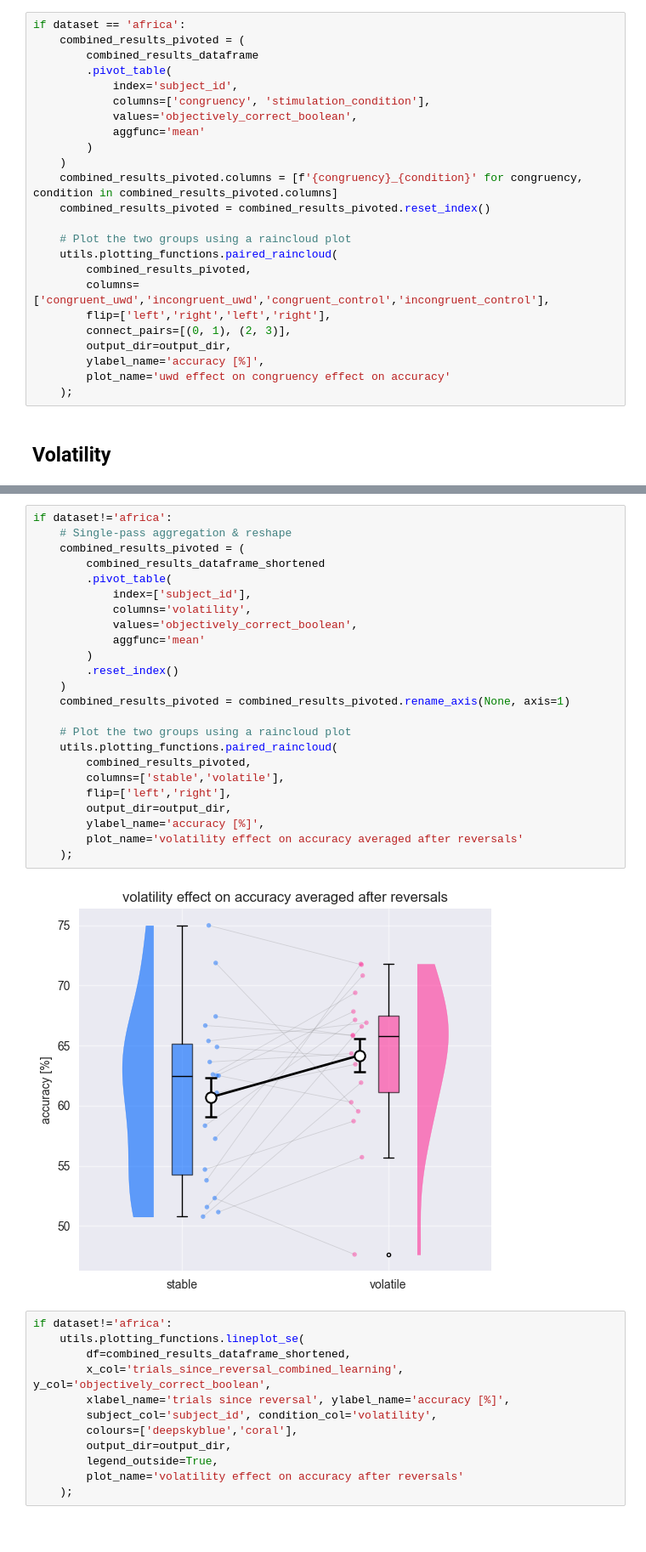
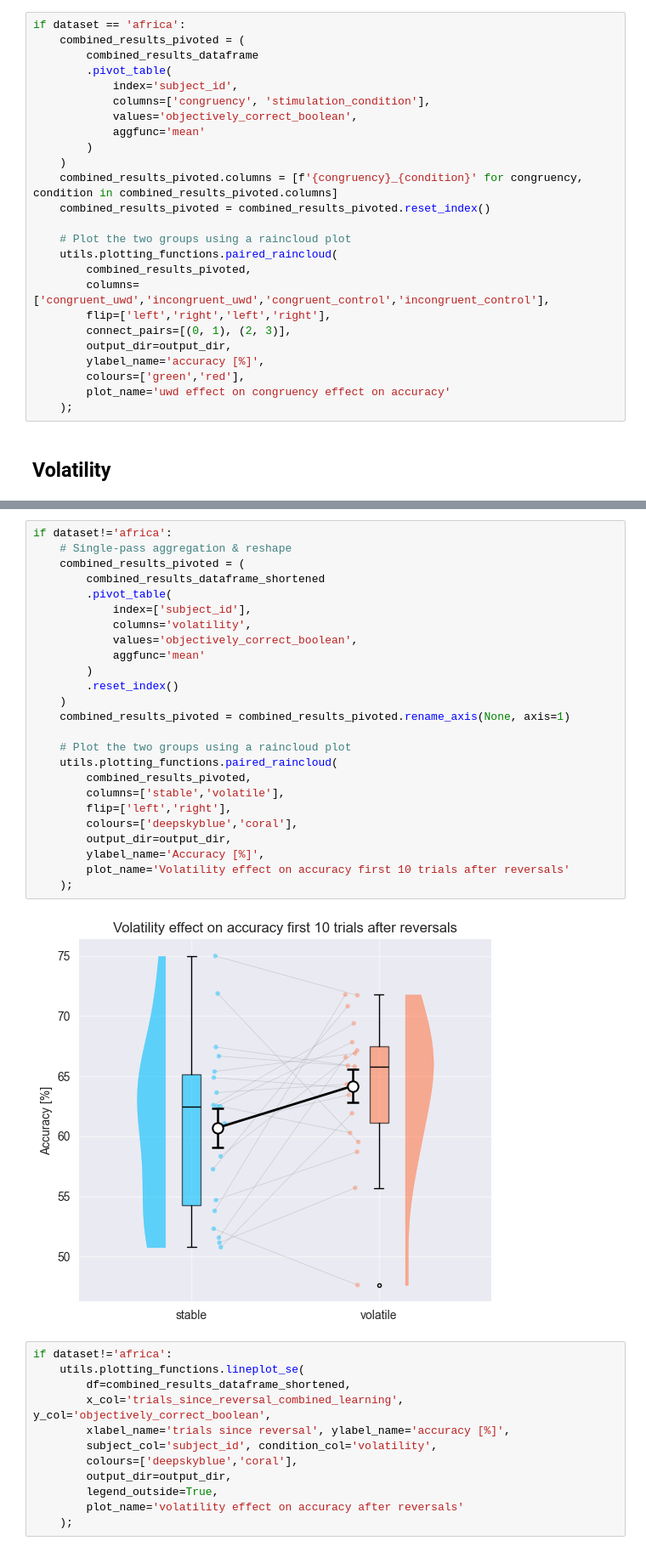
Before and after one commit to KTZ228/phd_1_analysis, a Jupyter notebook: analysis_behavioural/standard parameters/accuracy_analysis.ipynb, the cells around one changed output, grey strips where cells are left out. Shown at 85% size. Saved outputs shown, nothing was run; the diff lists cells and outputs as text.

```diff
--- a/analysis_behavioural/standard parameters/accuracy_analysis.ipynb
+++ b/analysis_behavioural/standard parameters/accuracy_analysis.ipynb
@@ -215,6 +218,7 @@ if dataset == 'africa':
         connect_pairs=[(0, 1), (2, 3)],
         output_dir=output_dir,
         ylabel_name='accuracy [%]',
+        colours=['green','red'],
         plot_name='uwd effect on congruency effect on accuracy'
     );
 # %% [markdown]
@@ -250,29 +254,30 @@ if dataset!='africa':
 # %%
 if dataset!='africa':
     # Single-pass aggregation & reshape
     combined_results_pivoted = (
         combined_results_dataframe_shortened
         .pivot_table(
             index=['subject_id'],
             columns='volatility',
             values='objectively_correct_boolean',
             aggfunc='mean'
         )
         .reset_index()
     )
     combined_results_pivoted = combined_results_pivoted.rename_axis(None, axis=1)
 
     # Plot the two groups using a raincloud plot
     utils.plotting_functions.paired_raincloud(
         combined_results_pivoted,
         columns=['stable','volatile'],
         flip=['left','right'],
+        colours=['deepskyblue','coral'],
         output_dir=output_dir,
-        ylabel_name='accuracy [%]',
-        plot_name='volatility effect on accuracy averaged after reversals'
+        ylabel_name='Accuracy [%]',
+        plot_name='Volatility effect on accuracy first 10 trials after reversals'
     );
 # %% [output]
-[figure, old version]
+[figure, new version]
 # %%
 if dataset!='africa':
     utils.plotting_functions.lineplot_se(
```
Also changed, not shown: parts of 17 cells of this notebook, 9 other files.
